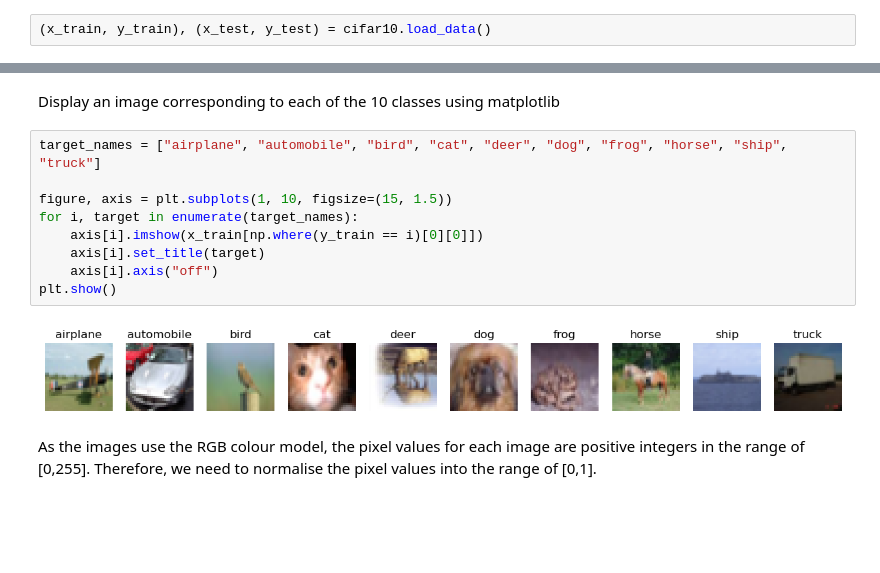
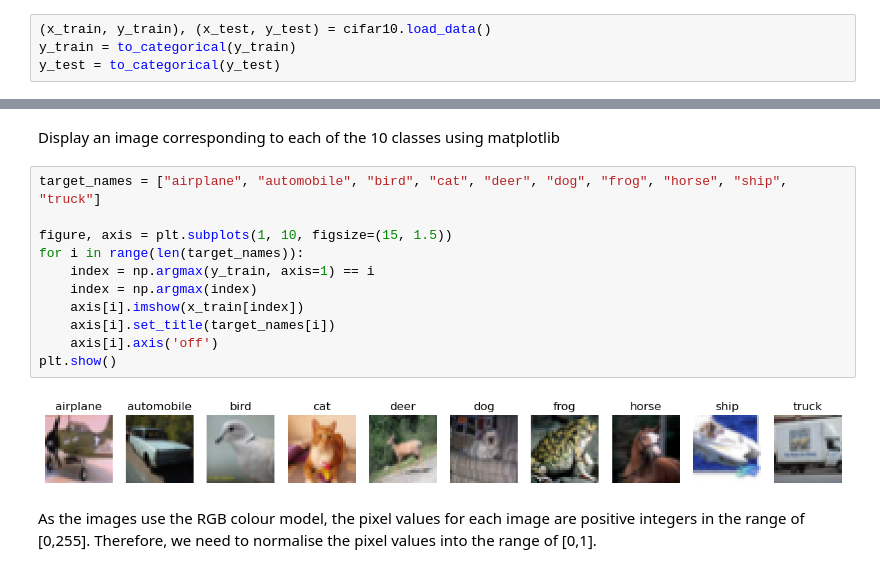
Before and after one commit to camwhite18/ml-model-comparison, a Jupyter notebook: cnn.ipynb, the cells around one changed output, grey strips where cells are left out. Saved outputs shown, nothing was run; the diff lists cells and outputs as text; blank space fills up the shorter version.

```diff
--- a/cnn.ipynb
+++ b/cnn.ipynb
@@ -24,5 +25,7 @@ Import the CIFAR-10 dataset from Keras using the load_data function
 # %%
 (x_train, y_train), (x_test, y_test) = cifar10.load_data()
+y_train = to_categorical(y_train)
+y_test = to_categorical(y_test)
 # %% [markdown]
 ## Investigate and preprocess the dataset <a class="anchor" id="investigate-and-preprocess-the-dataset"></a>
 # %% [markdown]
@@ -50,14 +53,16 @@ Display an image corresponding to each of the 10 classes using matplotlib
 # %%
 target_names = ["airplane", "automobile", "bird", "cat", "deer", "dog", "frog", "horse", "ship", "truck"]
 
 figure, axis = plt.subplots(1, 10, figsize=(15, 1.5))
-for i, target in enumerate(target_names):
-    axis[i].imshow(x_train[np.where(y_train == i)[0][0]])
-    axis[i].set_title(target)
-    axis[i].axis("off")
+for i in range(len(target_names)):
+    index = np.argmax(y_train, axis=1) == i
+    index = np.argmax(index)
+    axis[i].imshow(x_train[index])
+    axis[i].set_title(target_names[i])
+    axis[i].axis('off')
 plt.show()
 # %% [output]
-[figure, old version]
+[figure, new version]
 # %% [markdown]
 As the images use the RGB colour model, the pixel values for each image are positive integers in the range of [0,255]. Therefore, we need to normalise the pixel values into the range of [0,1].
 # %%
```
Also changed, not shown: parts of 76 cells of this notebook.
